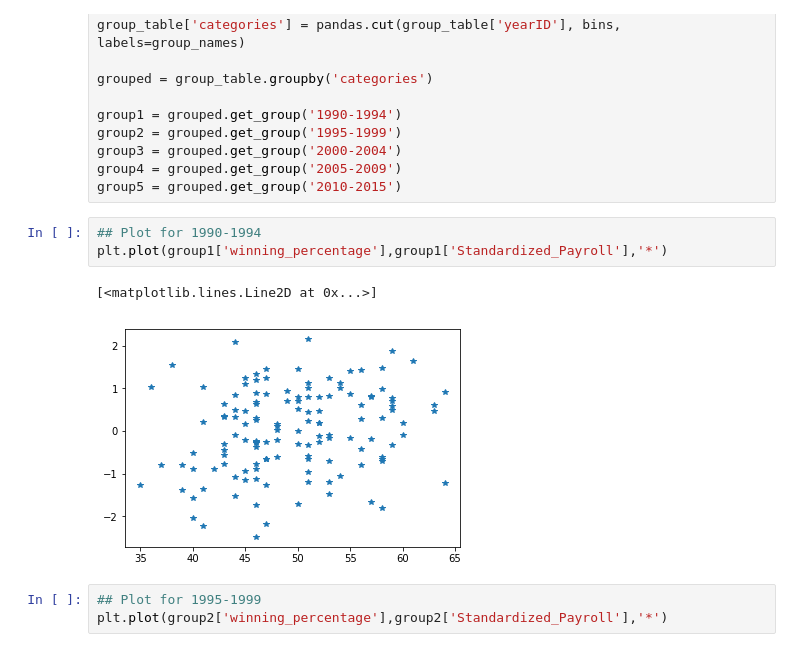
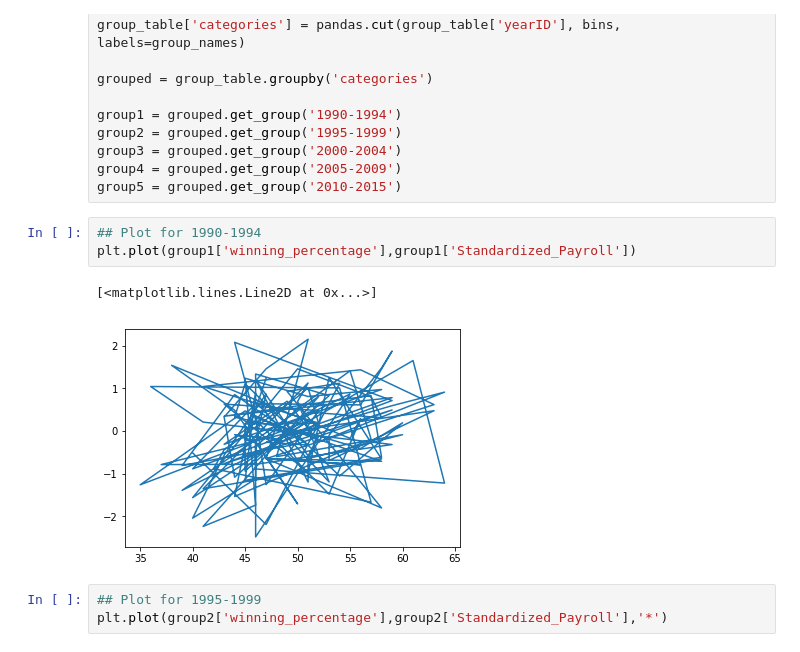
Before and after one commit to mhipona/cmsc320-mhipona, a Jupyter notebook: project2/project2.ipynb, the cells around one changed output. Drawn from its saved outputs; the diff is of its cells as text.

```diff
--- a/project2/project2.ipynb
+++ b/project2/project2.ipynb
@@ -188,10 +196,10 @@ group4 = grouped.get_group('2005-2009')
 group5 = grouped.get_group('2010-2015')
 # %%
 ## Plot for 1990-1994
-plt.plot(group1['winning_percentage'],group1['Standardized_Payroll'],'*')
+plt.plot(group1['winning_percentage'],group1['Standardized_Payroll'])
 # %% [output]
 [<matplotlib.lines.Line2D at 0x...>]
-[figure, old version]
+[figure, new version]
 # %%
 ## Plot for 1995-1999
 plt.plot(group2['winning_percentage'],group2['Standardized_Payroll'],'*')
```
Also changed, not shown: parts of 2 cells of this notebook.
